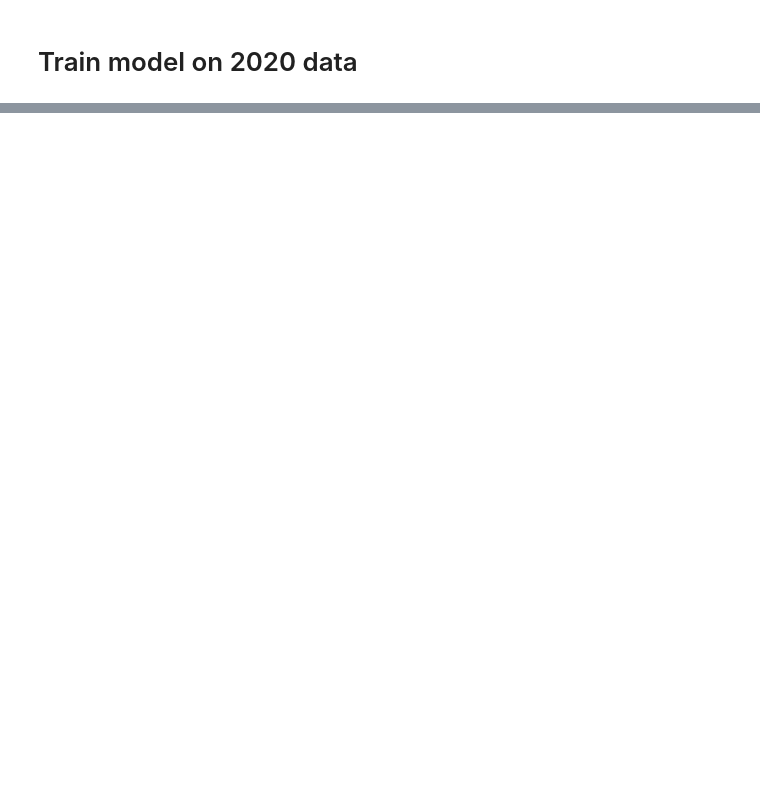
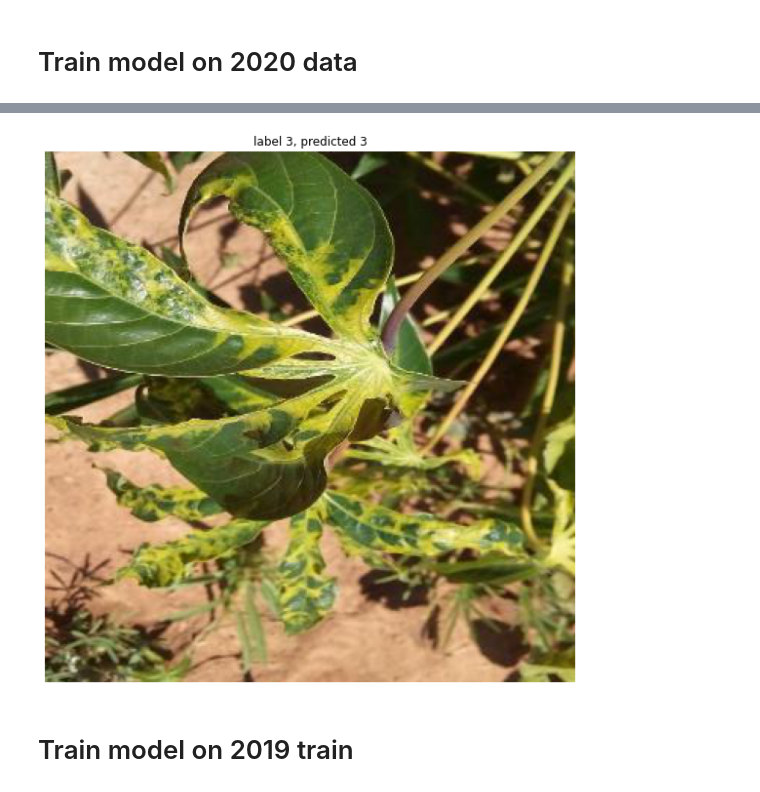
Before and after one commit to btseytlin/kaggle_cassava, a Jupyter notebook: notebooks/eval_on_2019.ipynb, the cells around one changed output, grey strips where cells are left out. Saved outputs shown, nothing was run; the diff lists cells and outputs as text; code cells hidden in the pictures; blank space fills up the shorter version.

```diff
--- a/notebooks/eval_on_2019.ipynb
+++ b/notebooks/eval_on_2019.ipynb
@@ -65,6 +60,6 @@ train_2020_indices = np.array(range(len(train_lmdb)))[train_lmdb.sources == 'tra
 # %%
-train_2019_indices = np.array(range(len(train_lmdb)))[train_lmdb.sources == 'train_2019']
+train_2019_indices = np.array(range(len(train)))[train.sources == 'train_2019']
 # %%
 assert len(train_labels) == len(train_2020_indices), (len(train_labels), len(train_2020_indices))
 # %%
-train_2020 = DatasetFromSubset(Subset(train_lmdb, indices=train_2020_indices))
+train_2020 = DatasetFromSubset(Subset(train, indices=train_2020_indices))
@@ -106,7 +110,7 @@ assert not set(train_indices).intersection(train_2019_indices)
 hparams = Namespace(**parameters['classifier'])
 model = LeafDoctorModel(hparams)
 # %%
-model = LeafDoctorModel(hparams).load_from_checkpoint(checkpoint_path='../data/06_models/classifier/checkpoints/epoch=9_val_acc=0.8779.ckpt')
+# model = LeafDoctorModel(hparams).load_from_checkpoint(checkpoint_path='../data/06_models/classifier/checkpoints/epoch=9_val_acc=0.8779.ckpt')
 # %%
 model = train_model(model, train_2020, train_indices, val_indices, parameters)
 # %% [output]
@@ -153,4 +176,4 @@ Val score {'accuracy': 0.8778816199376948, 'f1_score': 0.8799844608805824}
 # %%
-score, preds = score_model(model, train_lmdb, train_2019_indices, parameters)
+score, preds = score_model(model, train, train_2019_indices, parameters)
 print('2019 score', score)
 # %% [output]
@@ -174,0 +185,11 @@ KeyboardInterrupt:
+# %%
+idx = np.random.choice(train_2019_indices)
+img, label = train[idx]
+predicted = preds[np.argwhere(train_2019_indices == idx)[0][0]]
+plt.figure(figsize=(10, 10))
+plot_image(unnorm(get_test_transforms()(image=img)['image']), label=f'label {label}, predicted {predicted}')
+plt.show()
+# %% [output]
+[figure, added]
+# %% [markdown]
+# Train model on 2019 train
```
Also changed, not shown: parts of 35 cells of this notebook, 12 other files.
